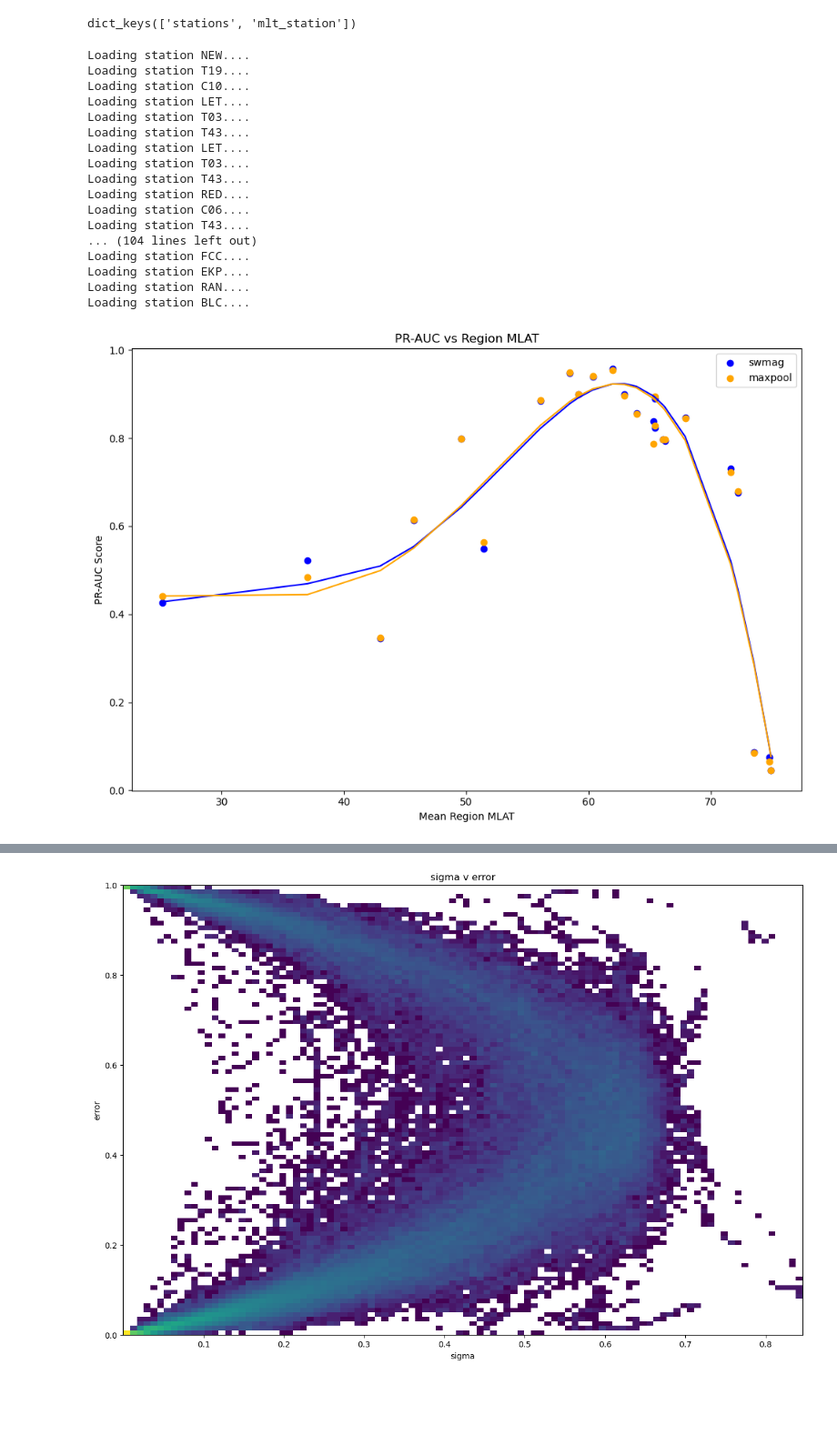
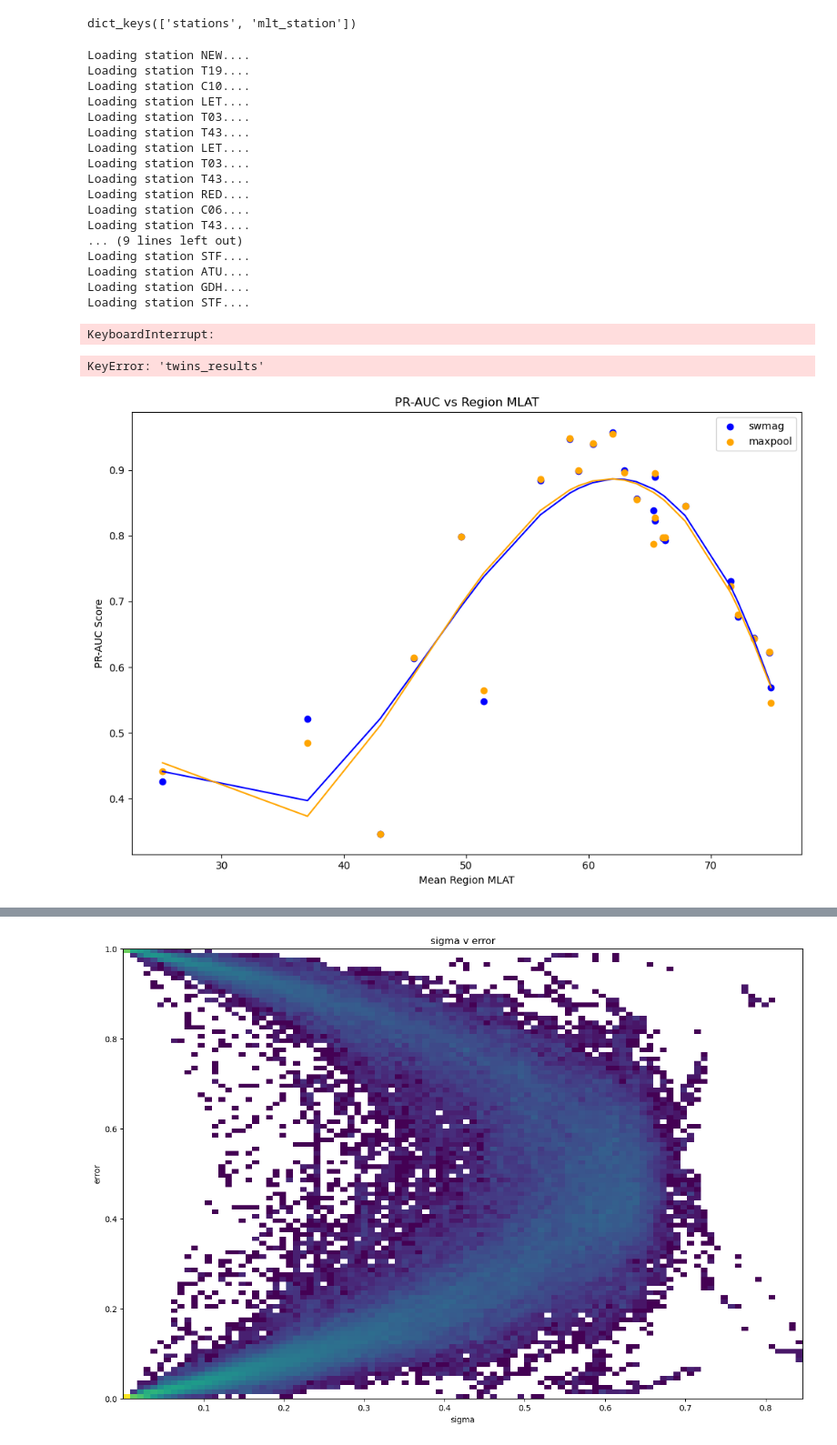
Before and after one commit to mikecoughlan/including_ion_temp_maps, a Jupyter notebook: examining_shap.ipynb, the cells around one changed output, grey strips where cells are left out. Shown at 91% size. Cells and saved outputs as stored; diff of their text form; code cells hidden in the pictures; blank space fills up the shorter version.

```diff
--- a/examining_shap.ipynb
+++ b/examining_shap.ipynb
@@ -35,8 +37,12 @@ results = {}
 for cluster in cluster_dict.values():
 	for key, region in cluster['regions'].items():
 		results[key] = {}
-		results[key]['swmag_results'] = pd.read_feather(f'{results_dir}/non_twins_modeling_region_{key}_version_swmag_v6-1.feather')
-		results[key]['maxpool_results'] = pd.read_feather(f'{results_dir}/twins_modeling_region_{key}_version_twins_v_maxpooling.feather')
+		if key=='GRL-1' or key=='GRL-2' or key=='SVLB':
+			results[key]['swmag_results'] = pd.read_feather(f'{results_dir}/non_twins_modeling_region_{key}_version_swmag_v6-oversampling.feather')
+			results[key]['twins_results'] = pd.read_feather(f'{results_dir}/twins_modeling_region_{key}_version_twins_v_maxpooling_oversampling.feather')
+		else:
+			results[key]['swmag_results'] = pd.read_feather(f'{results_dir}/non_twins_modeling_region_{key}_version_swmag_v6-1.feather')
+			results[key]['twins_results'] = pd.read_feather(f'{results_dir}/twins_modeling_region_{key}_version_twins_v_maxpooling.feather')
 		results[key]['mean_lat'] = utils.getting_mean_lat(region['stations'])
 # %% [output]
 Loading station NEW....
@@ -51,47 +57,50 @@ Loading station T43....
 Loading station RED....
 Loading station C06....
 Loading station T43....
-... (104 lines left out)
-Loading station FCC....
-Loading station EKP....
-Loading station RAN....
-Loading station BLC....
+... (9 lines left out)
+Loading station STF....
+Loading station ATU....
+Loading station GDH....
+Loading station STF....
+KeyboardInterrupt:
 # %%
 swmag_auc, maxpool_auc, mean_lat = [], [], []
 for key in results.keys():
 
 	prec, rec, __ = precision_recall_curve(y_true=results[key]['swmag_results']['actual'], probas_pred=results[key]['swmag_results']['predicted_mean'])
 	swmag_auc.append(auc(rec, prec))
-	prec, rec, __ = precision_recall_curve(y_true=results[key]['maxpool_results']['actual'], probas_pred=results[key]['maxpool_results']['predicted_mean'])
+	prec, rec, __ = precision_recall_curve(y_true=results[key]['twins_results']['actual'], probas_pred=results[key]['twins_results']['predicted_mean'])
 	maxpool_auc.append(auc(rec, prec))
 	mean_lat.append(results[key]['mean_lat'])
+# %% [output]
+KeyError: 'twins_results'
 # %%
 swmag_plot_df = pd.DataFrame({'mean_lat':mean_lat, 'swmag_auc':swmag_auc})
-maxpool_plot_df = pd.DataFrame({'mean_lat':mean_lat, 'maxpool_auc':maxpool_auc})
+maxpool_plot_df = pd.DataFrame({'mean_lat':mean_lat, 'twins_auc':maxpool_auc})
 
 swmag_plot_df.sort_values(by='mean_lat', inplace=True)
 maxpool_plot_df.sort_values(by='mean_lat', inplace=True)
 # %%
 fig, axes = plt.subplots(1,1,figsize=(10,7))
 axes.scatter(swmag_plot_df['mean_lat'], swmag_plot_df['swmag_auc'], label='swmag', color='blue')
-axes.scatter(maxpool_plot_df['mean_lat'], maxpool_plot_df['maxpool_auc'], label='maxpool', color='orange')
+axes.scatter(maxpool_plot_df['mean_lat'], maxpool_plot_df['twins_auc'], label='maxpool', color='orange')
 
 swmag_z = np.polyfit(swmag_plot_df['mean_lat'], swmag_plot_df['swmag_auc'], 4)
 swmag_p = np.poly1d(swmag_z)
-maxpool_z = np.polyfit(maxpool_plot_df['mean_lat'], maxpool_plot_df['maxpool_auc'], 4)
+maxpool_z = np.polyfit(maxpool_plot_df['mean_lat'], maxpool_plot_df['twins_auc'], 4)
 maxpool_p = np.poly1d(maxpool_z)
 
 axes.plot(swmag_plot_df['mean_lat'], swmag_p(swmag_plot_df['mean_lat']), color='blue')
 axes.plot(maxpool_plot_df['mean_lat'], maxpool_p(maxpool_plot_df['mean_lat']), color='orange')
 
 axes.set_xlabel('Mean Region MLAT')
 axes.set_ylabel('PR-AUC Score')
 axes.set_title('PR-AUC vs Region MLAT')
 axes.legend()
 plt.tight_layout()
 plt.savefig(f'plots/pr-auc_vs_region_mlat_swmag_maxpool.png')
 # %% [output]
-[figure, old version]
+[figure, new version]
 # %%
 def plotting_continuious_reliability_diagram(results, model):
 
```
Also changed, not shown: parts of 11 cells of this notebook, 5 other files.
